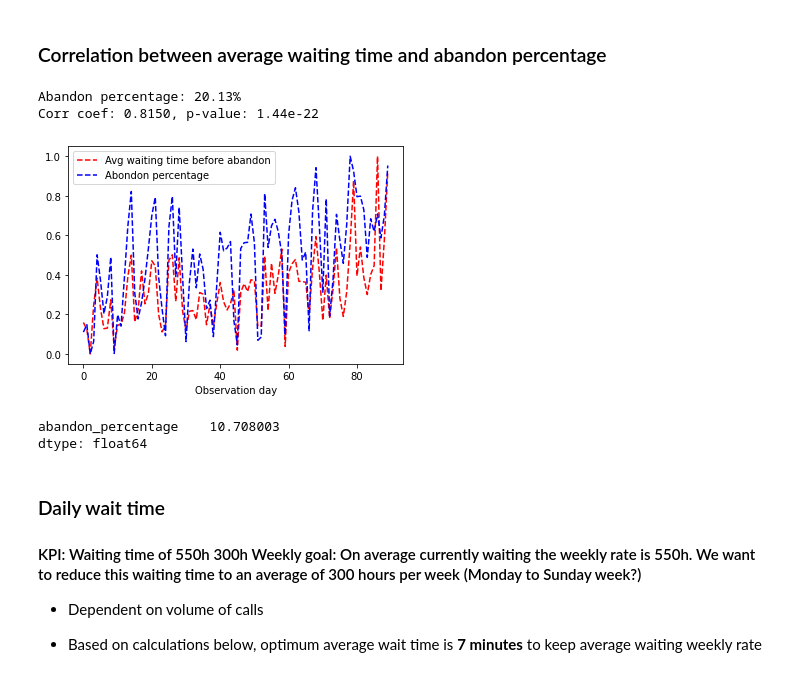
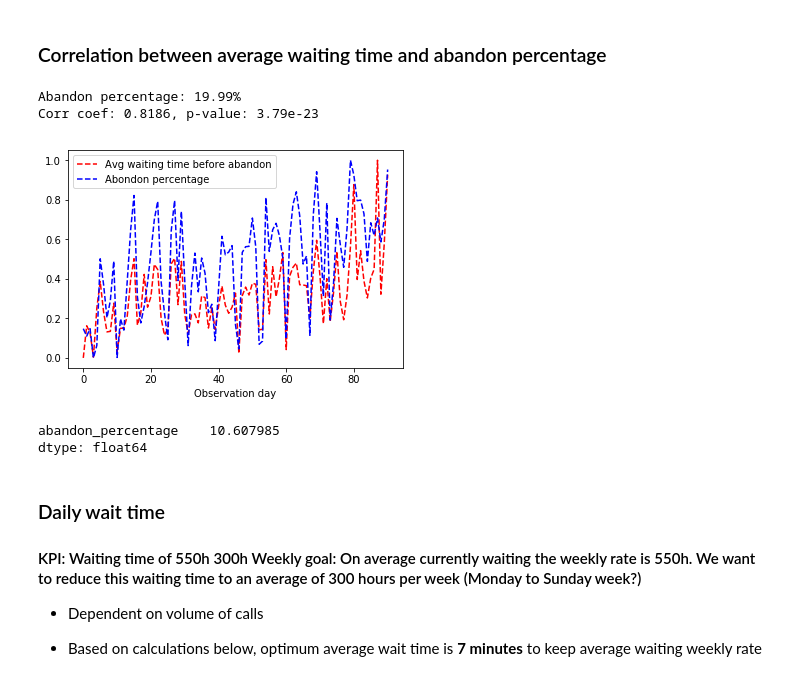
Before and after one commit to aiglobalpros/AI_Call_Center, a Jupyter notebook: notebooks/ROI.ipynb, the cells around one changed output. Saved outputs shown, nothing was run; the diff lists cells and outputs as text; code cells hidden in the pictures.

```diff
--- a/notebooks/ROI.ipynb
+++ b/notebooks/ROI.ipynb
@@ -59,35 +59,35 @@ perf.head()
 # %%
 perf['avg_time_accept_min'] = perf['avg_time_accept'] / 60.
 perf['avg_time_abandon_min'] = perf['avg_time_abadon'] / 60.
 perf['abandon_percentage'] = perf['abandon_percent'] * 100.
-test = perf[perf['date'] > '2020-01-01']
+test = perf[perf['date'] >= '2020-01-01']
 
 #
 mean_abandon = 100*test['abandon_percent'].mean()
 print('Abandon percentage: %.2f%%' % mean_abandon)
 
 # Do a pearson correlation analysis
 pearson_r , p_val = stats.pearsonr(test['avg_time_abandon_min'], test['abandon_percentage'])
 print('Corr coef: %.4f, p-value: %.2e' % (pearson_r , p_val))
 
 x  = range(test.shape[0])
 
 # Scale the data
 scaler.fit(test[['avg_time_abandon_min', 'abandon_percentage']])
 y = scaler.transform(test[['avg_time_abandon_min', 'abandon_percentage']])
 y1 = y[:, 0]
 y2 = y[:, 1]
 
 
 plt.plot(x, y1, 'r--', label='Avg waiting time before abandon')
 plt.plot(x, y2, 'b--', label='Abondon percentage')
 plt.xlabel('Observation day')
 plt.legend()
 plt.show()
 # %% [output]
-Abandon percentage: 20.13%
-Corr coef: 0.8150, p-value: 1.44e-22
+Abandon percentage: 19.99%
+Corr coef: 0.8186, p-value: 3.79e-23
-[figure, old version]
+[figure, new version]
 # %%
 # Abandon percentage when average wait time < 7 mins
 WAITING_TIME_GOAL = 7
@@ -95,7 +95,7 @@ WAITING_TIME_GOAL = 7
 avg_abandon_percent_desired = test[test['avg_time_abandon_min'] <= WAITING_TIME_GOAL][['abandon_percentage']].mean()
 avg_abandon_percent_desired
 # %% [output]
-abandon_percentage    10.708003
+abandon_percentage    10.607985
 dtype: float64
 # %% [markdown]
 ### Daily wait time
```
Also changed, not shown: parts of 13 cells of this notebook, 1 other file.
